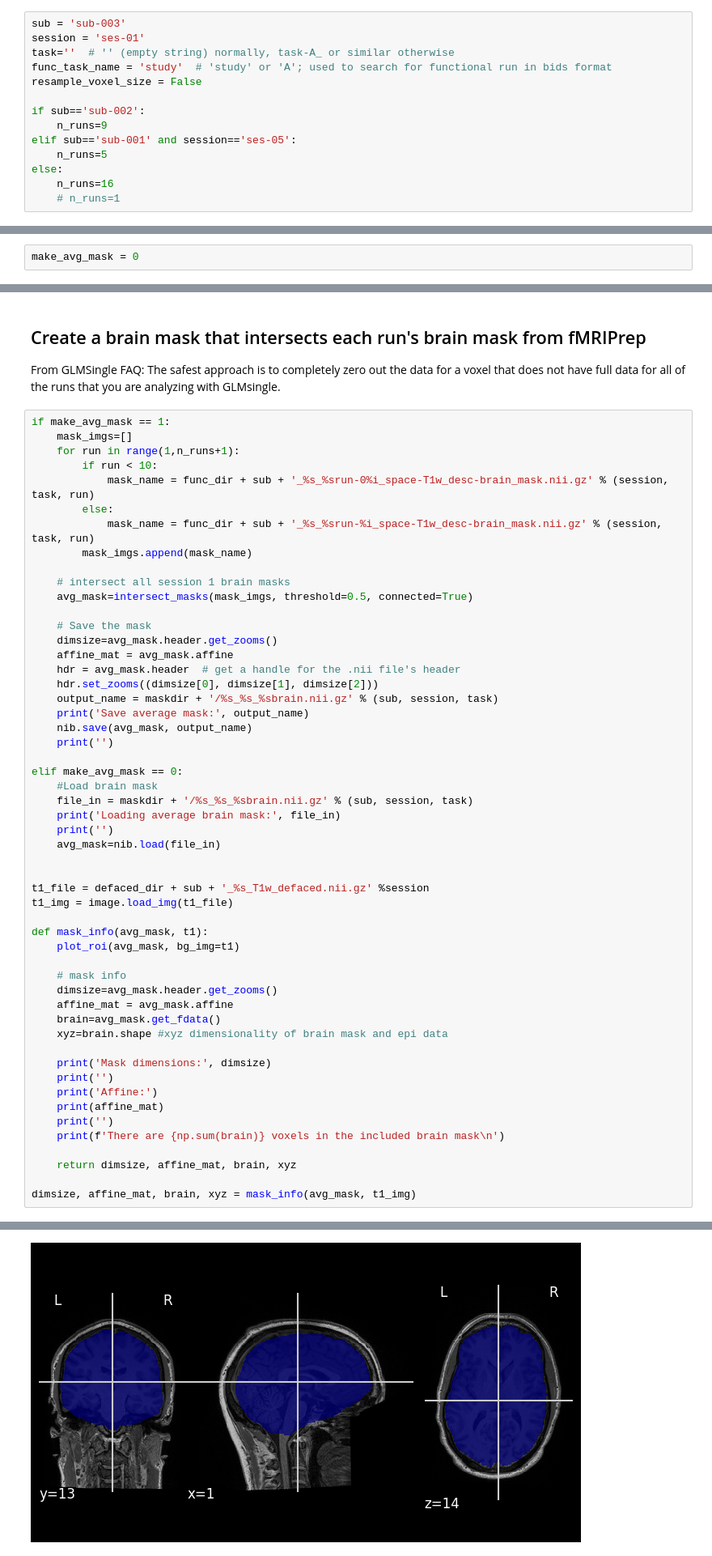
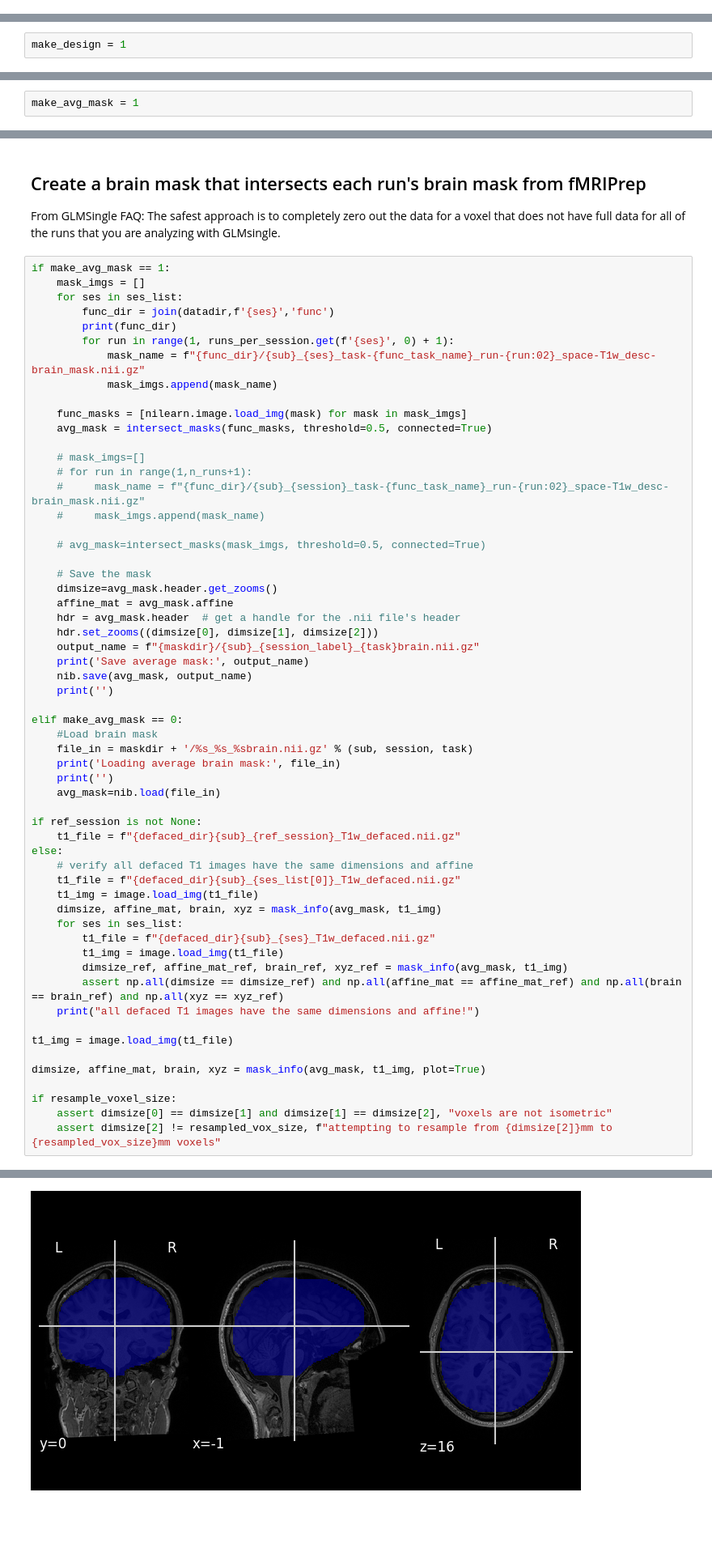
Before and after one commit to rishab-iyer1/mindeye_preproc, a Jupyter notebook: analysis/GLMsingle.ipynb, the cells around one changed output, grey strips where cells are left out. Shown at 81% size. Drawn from its saved outputs; the diff is of its cells as text; blank space fills up the shorter version.

Commit message:
handling multi-session; add unit tests, utils, update readme for yale collaborators

```diff
--- a/analysis/GLMsingle.ipynb
+++ b/analysis/GLMsingle.ipynb
@@ -15,17 +15,3 @@ When running this notebook, make sure you have activated the mindeye conda envir
 ## Define settings
 # %% [markdown]
 What subject and session do you want to run?
-# %%
-sub = 'sub-003'
-session = 'ses-01'
-task=''  # '' (empty string) normally, task-A_ or similar otherwise
-func_task_name = 'study'  # 'study' or 'A'; used to search for functional run in bids format
-resample_voxel_size = False
-
-if sub=='sub-002':
-    n_runs=9
-elif sub=='sub-001' and session=='ses-05':
-    n_runs=5
-else:
-    n_runs=16
-    # n_runs=1
@@ -32,7 +70,9 @@ else:
+# %%
+make_design = 1
 # %% [markdown]
 ##### Do you want to intersect brain masks from each run to create an average mask? If avg_mask already exists, set this to 0.
 # %%
-make_avg_mask = 0
+make_avg_mask = 1
 # %% [markdown]
 Do you want to load the raw 4D data and run the time-intensive NiftiMasker?
 If the 2D data already exist, set this to 0.
@@ -293,23 +431,30 @@ Text(0, 0.5, 'time (TR)')
 From GLMSingle FAQ: The safest approach is to completely zero out the data for a voxel that does not have full data for all of the runs that you are analyzing with GLMsingle.
 # %%
 if make_avg_mask == 1:
-    mask_imgs=[]
-    for run in range(1,n_runs+1):
-        if run < 10:
-            mask_name = func_dir + sub + '_%s_%srun-0%i_space-T1w_desc-brain_mask.nii.gz' % (session, task, run)
-        else:
-            mask_name = func_dir + sub + '_%s_%srun-%i_space-T1w_desc-brain_mask.nii.gz' % (session, task, run)
-        mask_imgs.append(mask_name)
+    mask_imgs = []
+    for ses in ses_list:
+        func_dir = join(datadir,f'{ses}','func')
+        print(func_dir)
+        for run in range(1, runs_per_session.get(f'{ses}', 0) + 1):
+            mask_name = f"{func_dir}/{sub}_{ses}_task-{func_task_name}_run-{run:02}_space-T1w_desc-brain_mask.nii.gz"
+            mask_imgs.append(mask_name)
 
-    # intersect all session 1 brain masks
-    avg_mask=intersect_masks(mask_imgs, threshold=0.5, connected=True)
+    func_masks = [nilearn.image.load_img(mask) for mask in mask_imgs]
+    avg_mask = intersect_masks(func_masks, threshold=0.5, connected=True)
+
+    # mask_imgs=[]
+    # for run in range(1,n_runs+1):
+    #     mask_name = f"{func_dir}/{sub}_{session}_task-{func_task_name}_run-{run:02}_space-T1w_desc-brain_mask.nii.gz"
+    #     mask_imgs.append(mask_name)
+
+    # avg_mask=intersect_masks(mask_imgs, threshold=0.5, connected=True)
 
     # Save the mask
     dimsize=avg_mask.header.get_zooms()
     affine_mat = avg_mask.affine
     hdr = avg_mask.header  # get a handle for the .nii file's header
     hdr.set_zooms((dimsize[0], dimsize[1], dimsize[2]))
-    output_name = maskdir + '/%s_%s_%sbrain.nii.gz' % (sub, session, task)
+    output_name = f"{maskdir}/{sub}_{session_label}_{task}brain.nii.gz"
     print('Save average mask:', output_name)
     nib.save(avg_mask, output_name)
     print('')
@@ -321,27 +466,25 @@ elif make_avg_mask == 0:
     print('')
     avg_mask=nib.load(file_in)
 
+if ref_session is not None:
+    t1_file = f"{defaced_dir}{sub}_{ref_session}_T1w_defaced.nii.gz"
+else:
+    # verify all defaced T1 images have the same dimensions and affine
+    t1_file = f"{defaced_dir}{sub}_{ses_list[0]}_T1w_defaced.nii.gz"
+    t1_img = image.load_img(t1_file)
+    dimsize, affine_mat, brain, xyz = mask_info(avg_mask, t1_img)
+    for ses in ses_list:
+        t1_file = f"{defaced_dir}{sub}_{ses}_T1w_defaced.nii.gz"
+        t1_img = image.load_img(t1_file)
+        dimsize_ref, affine_mat_ref, brain_ref, xyz_ref = mask_info(avg_mask, t1_img)
+        assert np.all(dimsize == dimsize_ref) and np.all(affine_mat == affine_mat_ref) and np.all(brain == brain_ref) and np.all(xyz == xyz_ref)
+    print("all defaced T1 images have the same dimensions and affine!")
 
-t1_file = defaced_dir + sub + '_%s_T1w_defaced.nii.gz' %session
 t1_img = image.load_img(t1_file)
 
-def mask_info(avg_mask, t1):
-    plot_roi(avg_mask, bg_img=t1)
+dimsize, affine_mat, brain, xyz = mask_info(avg_mask, t1_img, plot=True)
 
-    # mask info
-    dimsize=avg_mask.header.get_zooms()
-    affine_mat = avg_mask.affine
-    brain=avg_mask.get_fdata()
-    xyz=brain.shape #xyz dimensionality of brain mask and epi data
-
-    print('Mask dimensions:', dimsize)
-    print('')
-    print('Affine:')
-    print(affine_mat)
-    print('')
-    print(f'There are {np.sum(brain)} voxels in the included brain mask\n')
-
-    return dimsize, affine_mat, brain, xyz
-
-dimsize, affine_mat, brain, xyz = mask_info(avg_mask, t1_img)
+if resample_voxel_size:
+    assert dimsize[0] == dimsize[1] and dimsize[1] == dimsize[2], "voxels are not isometric"
+    assert dimsize[2] != resampled_vox_size, f"attempting to resample from {dimsize[2]}mm to {resampled_vox_size}mm voxels"
 # %% [output]
@@ -359 +508 @@ There are 478003.0 voxels in the included brain mask
-[figure, old version]
+[figure, new version]
```
Also changed, not shown: parts of 49 cells of this notebook, 10 other files.
